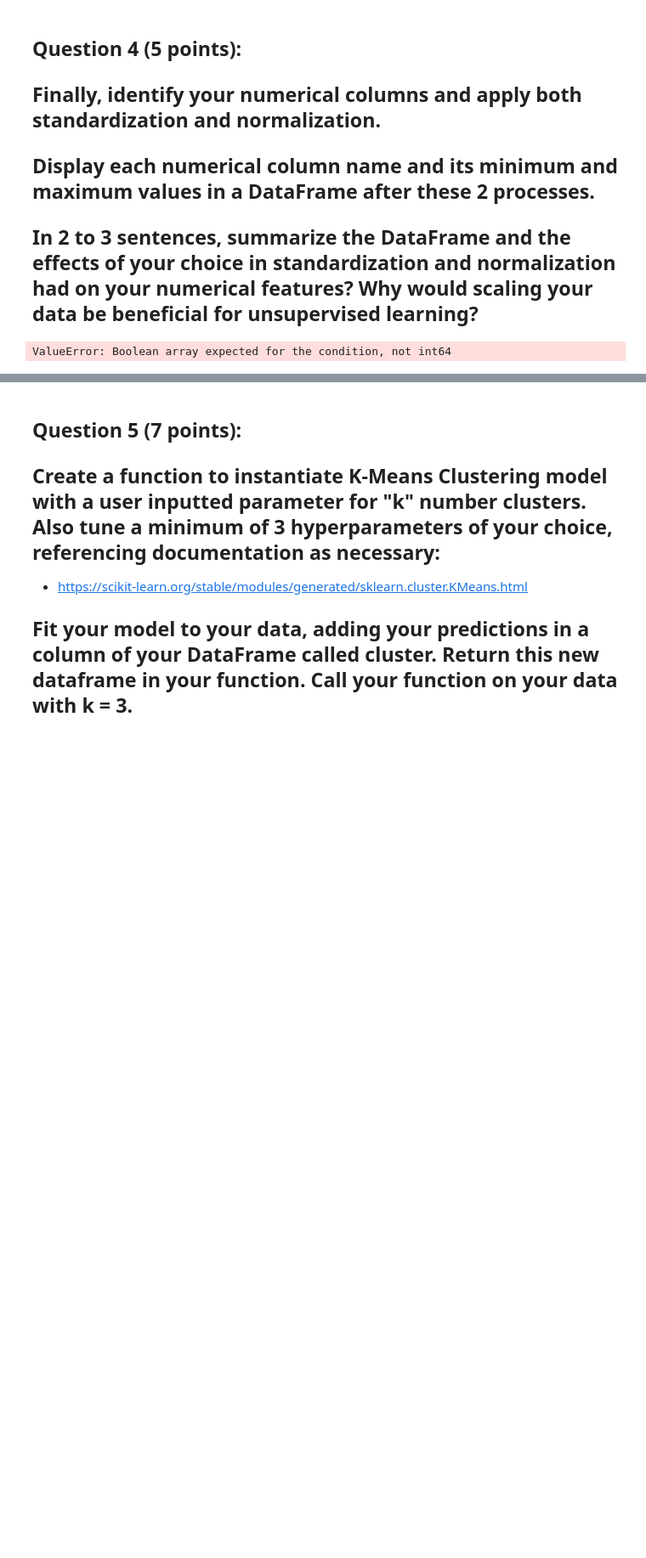
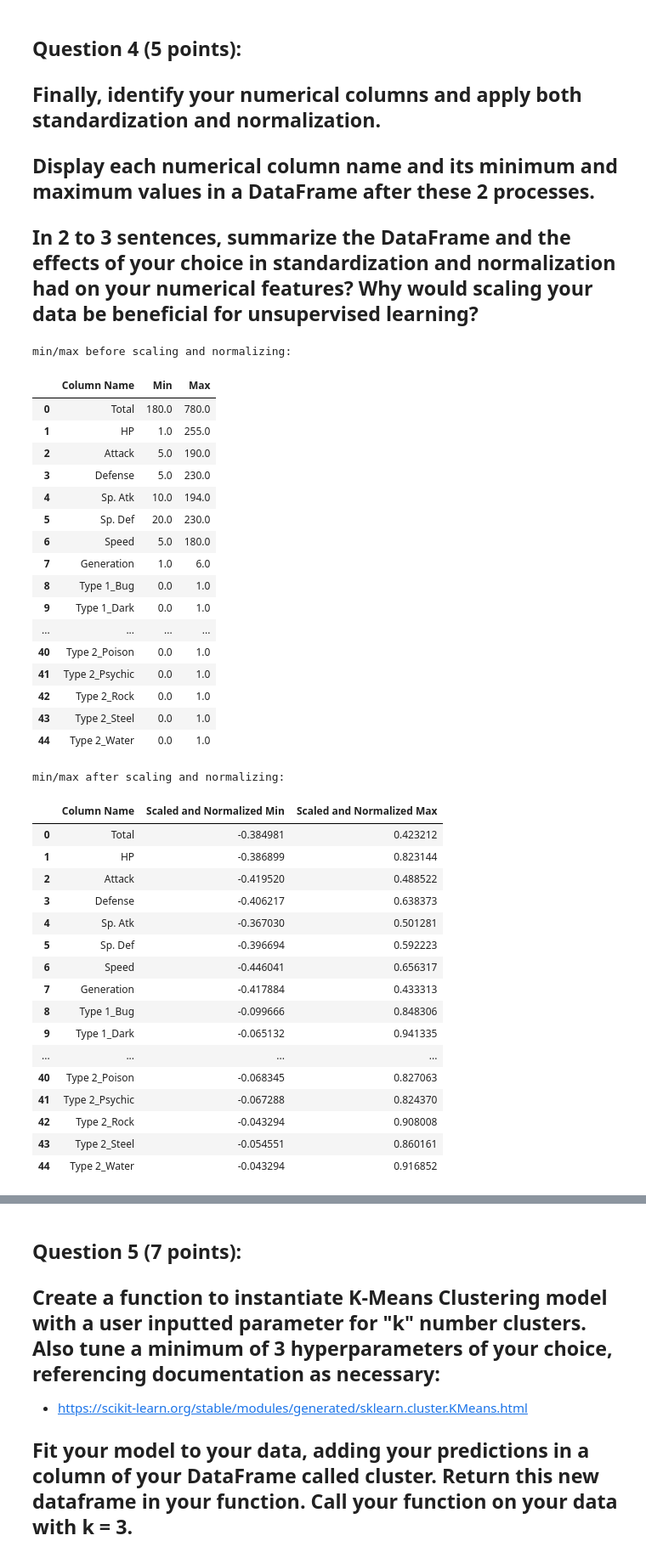
Before and after one commit to aaditiparabs/DS-3001, a Jupyter notebook: labs/Lab_4_Unsupervised_Learning.ipynb, the cells around one changed output, grey strips where cells are left out. Shown: that part at 85% size. Drawn from its saved outputs; the diff is of its cells as text; code cells hidden in the pictures; blank space fills up the shorter version.

```diff
--- a/labs/Lab_4_Unsupervised_Learning.ipynb
+++ b/labs/Lab_4_Unsupervised_Learning.ipynb
@@ -158,25 +149,70 @@ Legendary: binary because yes/no
 # %%
 from sklearn.preprocessing import StandardScaler, Normalizer
 
+nonscaled = pd.DataFrame({
+    "Column Name": encoded_poke_df.columns,
+    "Min": encoded_poke_df.min().values,
+    "Max": encoded_poke_df.max().values
+})
+
+print('min/max before scaling and normalizing:')
+display(nonscaled)
 
 scaler = StandardScaler()
-scaled = scaler.fit_transform(encoded_poke_df[num_df])
-scaleddf = pd.DataFrame(scaled, columns=num_df)
+scaled = scaler.fit_transform(encoded_poke_df)
+scaleddf = pd.DataFrame(scaled, columns=encoded_poke_df.columns)
 
 normalizer = Normalizer()
 normalized = normalizer.fit_transform(scaleddf)
-normalizeddf = pd.DataFrame(normalized, columns=num_df)
+final_df = pd.DataFrame(normalized, columns=encoded_poke_df.columns)
+
+
+#display(final_df)
 
 numericdf = pd.DataFrame({
-    "Column Name": num_df.columns,
-    "Standardized Min": scaleddf.min().values,
-    "Standardized Max": scaleddf.max().values,
-    "Normalized Min": normalizeddf.min().values,
-    "Normalized Max": normalizeddf.max().values
+    "Column Name": final_df.columns,
+    "Scaled and Normalized Min": final_df.min().values,
+    "Scaled and Normalized Max": final_df.max().values
 })
 
+print('min/max after scaling and normalizing:')
 numericdf
 # %% [output]
-ValueError: Boolean array expected for the condition, not int64
+min/max before scaling and normalizing:
+|  | Column Name | Min | Max |
+| 0 | Total | 180.0 | 780.0 |
+| 1 | HP | 1.0 | 255.0 |
+| 2 | Attack | 5.0 | 190.0 |
+| 3 | Defense | 5.0 | 230.0 |
+| 4 | Sp. Atk | 10.0 | 194.0 |
+| 5 | Sp. Def | 20.0 | 230.0 |
+| 6 | Speed | 5.0 | 180.0 |
+| 7 | Generation | 1.0 | 6.0 |
+| 8 | Type 1_Bug | 0.0 | 1.0 |
+| 9 | Type 1_Dark | 0.0 | 1.0 |
+| ... | ... | ... | ... |
+| 40 | Type 2_Poison | 0.0 | 1.0 |
+| 41 | Type 2_Psychic | 0.0 | 1.0 |
+| 42 | Type 2_Rock | 0.0 | 1.0 |
+| 43 | Type 2_Steel | 0.0 | 1.0 |
+| 44 | Type 2_Water | 0.0 | 1.0 |
+min/max after scaling and normalizing:
+|  | Column Name | Scaled and Normalized Min | Scaled and Normalized Max |
+| 0 | Total | -0.384981 | 0.423212 |
+| 1 | HP | -0.386899 | 0.823144 |
+| 2 | Attack | -0.419520 | 0.488522 |
+| 3 | Defense | -0.406217 | 0.638373 |
+| 4 | Sp. Atk | -0.367030 | 0.501281 |
+| 5 | Sp. Def | -0.396694 | 0.592223 |
+| 6 | Speed | -0.446041 | 0.656317 |
+| 7 | Generation | -0.417884 | 0.433313 |
+| 8 | Type 1_Bug | -0.099666 | 0.848306 |
+| 9 | Type 1_Dark | -0.065132 | 0.941335 |
+| ... | ... | ... | ... |
+| 40 | Type 2_Poison | -0.068345 | 0.827063 |
+| 41 | Type 2_Psychic | -0.067288 | 0.824370 |
+| 42 | Type 2_Rock | -0.043294 | 0.908008 |
+| 43 | Type 2_Steel | -0.054551 | 0.860161 |
+| 44 | Type 2_Water | -0.043294 | 0.916852 |
 # %% [markdown]
 **The methods I used to standardize and normalize my data caused the values of my data to range...**
```
Also changed, not shown: parts of 6 cells of this notebook, 1 other file.
